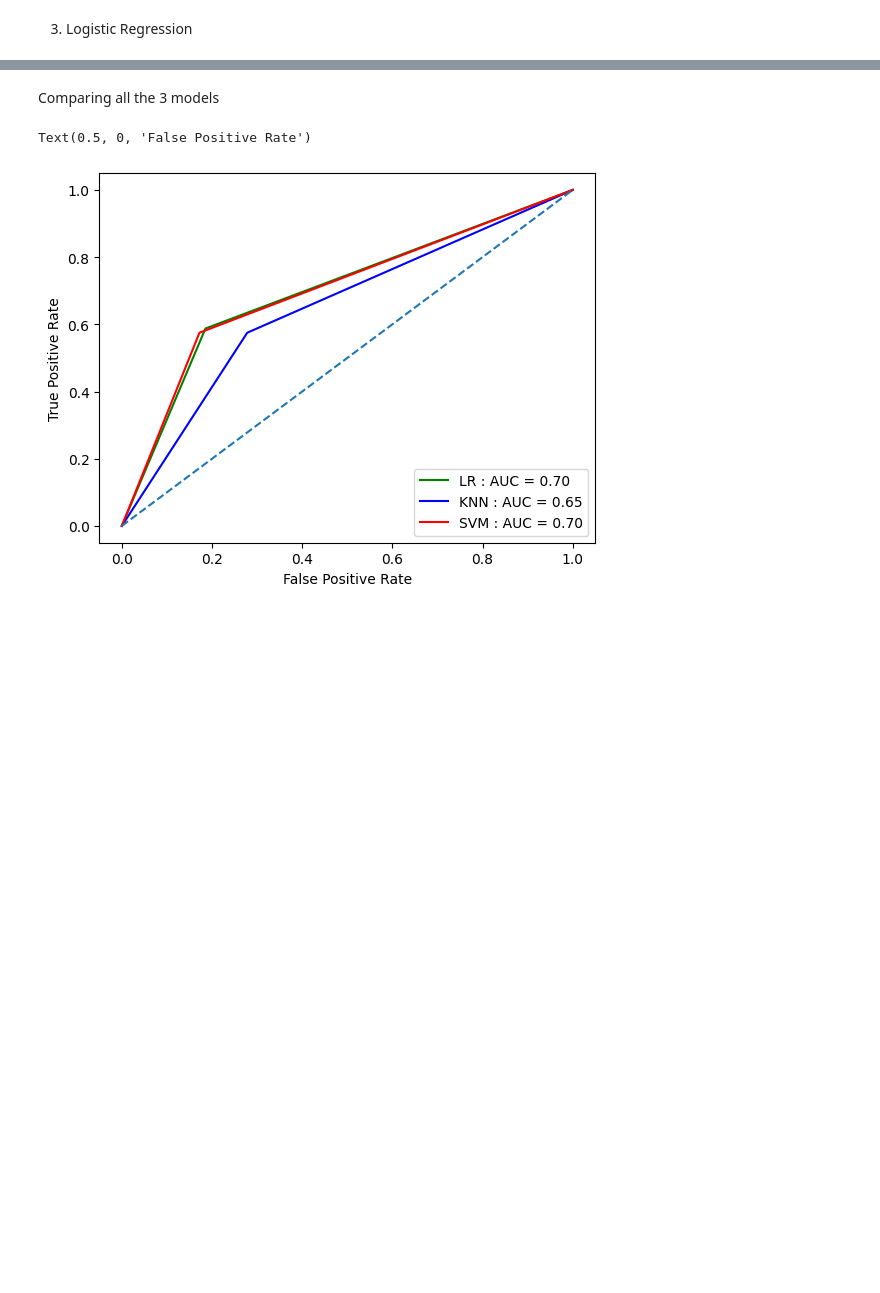
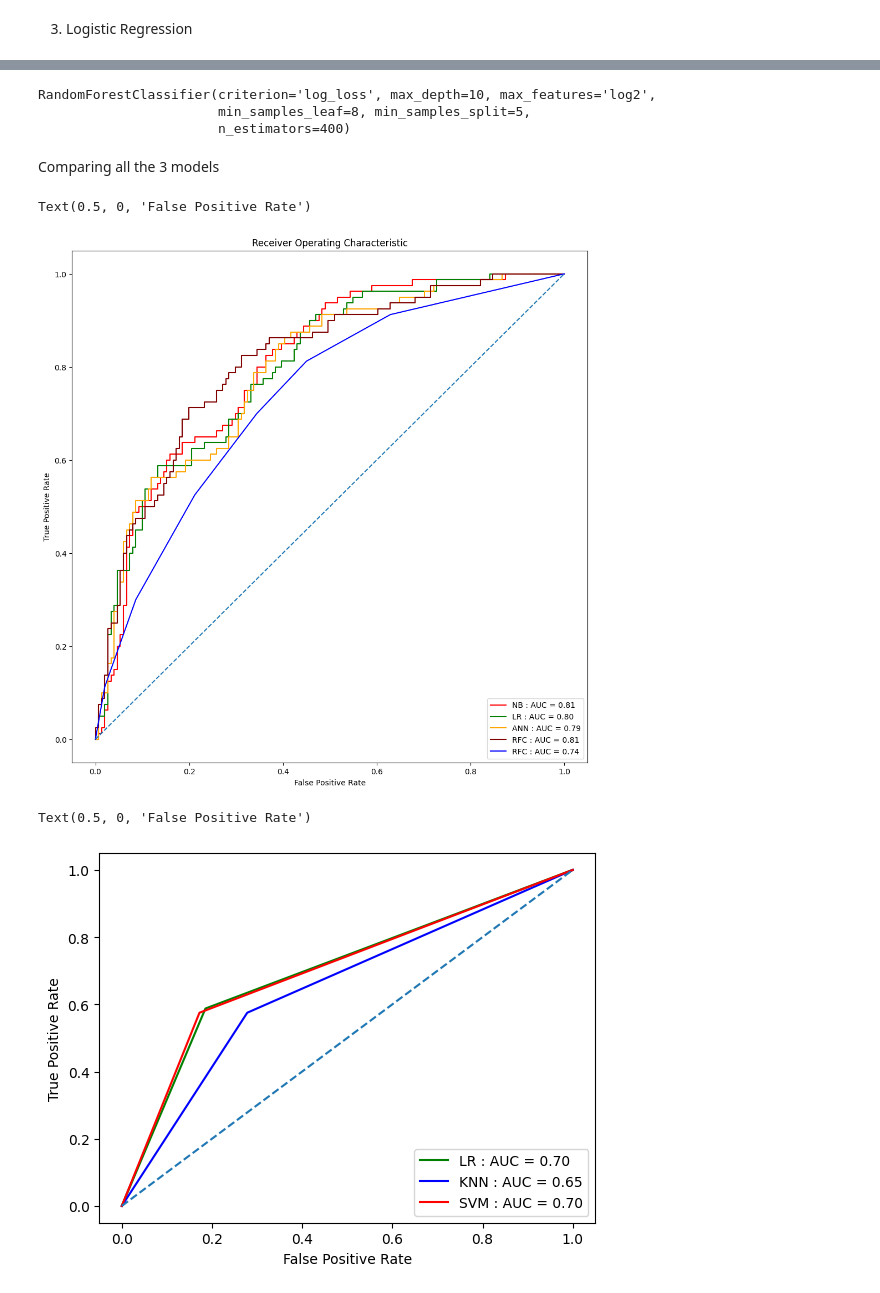
Before and after one commit to YashK-27/House_price_prediction, a Jupyter notebook: Diabetes.ipynb, the cells around one changed output, grey strips where cells are left out. Saved outputs shown, nothing was run; the diff lists cells and outputs as text; code cells hidden in the pictures; blank space fills up the shorter version.

```diff
--- a/Diabetes.ipynb
+++ b/Diabetes.ipynb
@@ -258,0 +376,20 @@ Confusion Matrix:
+# %%
+from sklearn.naive_bayes import GaussianNB
+from sklearn import metrics
+
+nb_model = GaussianNB(priors=[0.865,0.135], var_smoothing=1e-10)
+nb_model.fit(X_train,Y_train)
+
+nb_predict_train = nb_model.predict(X_train)
+nb_accuracy = metrics.accuracy_score(Y_train, nb_predict_train)
+print ("- Accuracy of 'Gaussian NB', for Diabetes Prediction (On Training Data) is : {0:.5f}".format(nb_accuracy))
+nb_predict_test = nb_model.predict(X_test)
+nb_accuracy_testdata = metrics.accuracy_score(Y_test, nb_predict_test)
+print ("- Accuracy of 'Gaussian NB', for Diabetes Prediction (On Testing Data) is : {0:.5f}".format(nb_accuracy_testdata))
+print("")
+
+print ("Confusion Matrix: \n")
+print (metrics.confusion_matrix(Y_test, nb_predict_test, labels = [1, 0]))
+print ("\n\n")
+print ("Classification Report: \n")
+print (metrics.classification_report(Y_test, nb_predict_test, labels = [1, 0]))
@@ -259,3 +489,57 @@ Confusion Matrix:
+# %%
+rf_grid_search.best_estimator_
+# %% [output]
+RandomForestClassifier(criterion='log_loss', max_depth=10, max_features='log2',
+                       min_samples_leaf=8, min_samples_split=5,
+                       n_estimators=400)
 # %% [markdown]
 Comparing all the 3 models
+# %%
+from sklearn.metrics import roc_curve, auc
+y_prob = nb_model.predict_proba(X_test)[:,1] # This will give you positive class prediction probabilities
+y_pred = np.where(y_prob > 0.5, 1, 0) # This will threshold the probabilities to give class predictions.
+nb_model.score(X_test, y_pred)
+false_positive_rate, true_positive_rate, thresholds = roc_curve(Y_test, y_prob)
+roc_auc = auc(false_positive_rate, true_positive_rate)
+plt.figure(figsize=(12, 12))
+plt.title('Receiver Operating Characteristic')
+plt.plot(false_positive_rate,true_positive_rate, color='red',label = 'NB : AUC = %0.2f' % roc_auc)
+
+y_prob = lr_grid_search.predict_proba(X_test)[:,1] # This will give you positive class prediction probabilities
+y_pred = np.where(y_prob > 0.5, 1, 0) # This will threshold the probabilities to give class predictions.
+lr_grid_search.score(X_test, y_pred)
+false_positive_rate, true_positive_rate, thresholds = roc_curve(Y_test, y_prob)
+roc_auc = auc(false_positive_rate, true_positive_rate)
+plt.plot(false_positive_rate,true_positive_rate, color='green',label = 'LR : AUC = %0.2f' % roc_auc)
+
+
+y_prob = svm_grid_search.predict_proba(X_test)[:,1] # This will give you positive class prediction probabilities
+y_pred = np.where(y_prob > 0.5, 1, 0) # This will threshold the probabilities to give class predictions.
+svm_grid_search.score(X_test, y_pred)
+false_positive_rate, true_positive_rate, thresholds = roc_curve(Y_test, y_prob)
+roc_auc = auc(false_positive_rate, true_positive_rate)
+plt.plot(false_positive_rate,true_positive_rate, color='orange' ,label = 'ANN : AUC = %0.2f' % roc_auc)
+
+y_prob = rf_grid_search.predict_proba(X_test)[:,1] # This will give you positive class prediction probabilities
+y_pred = np.where(y_prob > 0.5, 1, 0) # This will threshold the probabilities to give class predictions.
+rf_grid_search.score(X_test, y_pred)
+false_positive_rate, true_positive_rate, thresholds = roc_curve(Y_test, y_prob)
+roc_auc = auc(false_positive_rate, true_positive_rate)
+plt.plot(false_positive_rate,true_positive_rate, color='maroon' ,label = 'RFC : AUC = %0.2f' % roc_auc)
+
+y_prob = knn_grid_search.predict_proba(X_test)[:,1] # This will give you positive class prediction probabilities
+y_pred = np.where(y_prob > 0.5, 1, 0) # This will threshold the probabilities to give class predictions.
+knn_grid_search.score(X_test, y_pred)
+false_positive_rate, true_positive_rate, thresholds = roc_curve(Y_test, y_prob)
+roc_auc = auc(false_positive_rate, true_positive_rate)
+plt.plot(false_positive_rate,true_positive_rate, color='blue' ,label = 'RFC : AUC = %0.2f' % roc_auc)
+
+plt.legend(loc = 'lower right')
+plt.plot([0, 1], [0, 1],linestyle='--')
+plt.axis('tight')
+plt.ylabel('True Positive Rate')
+plt.xlabel('False Positive Rate')
+# %% [output]
+Text(0.5, 0, 'False Positive Rate')
+[figure, added]
 # %%
```
Also changed, not shown: parts of 30 cells of this notebook.
